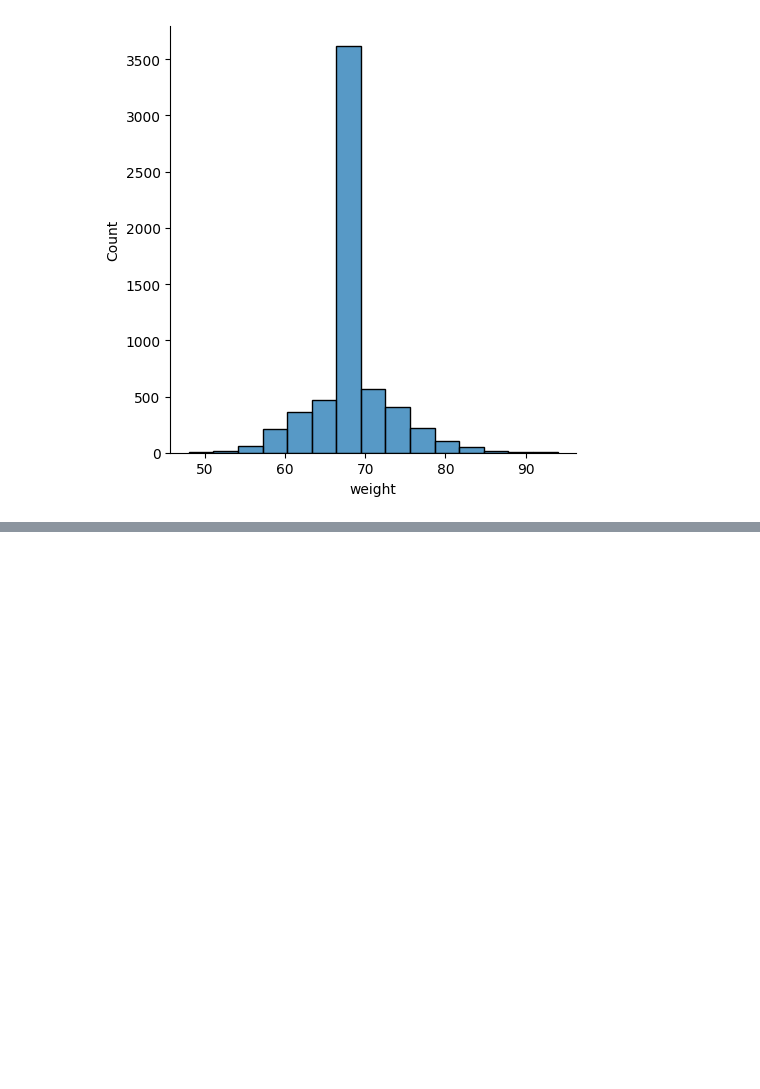
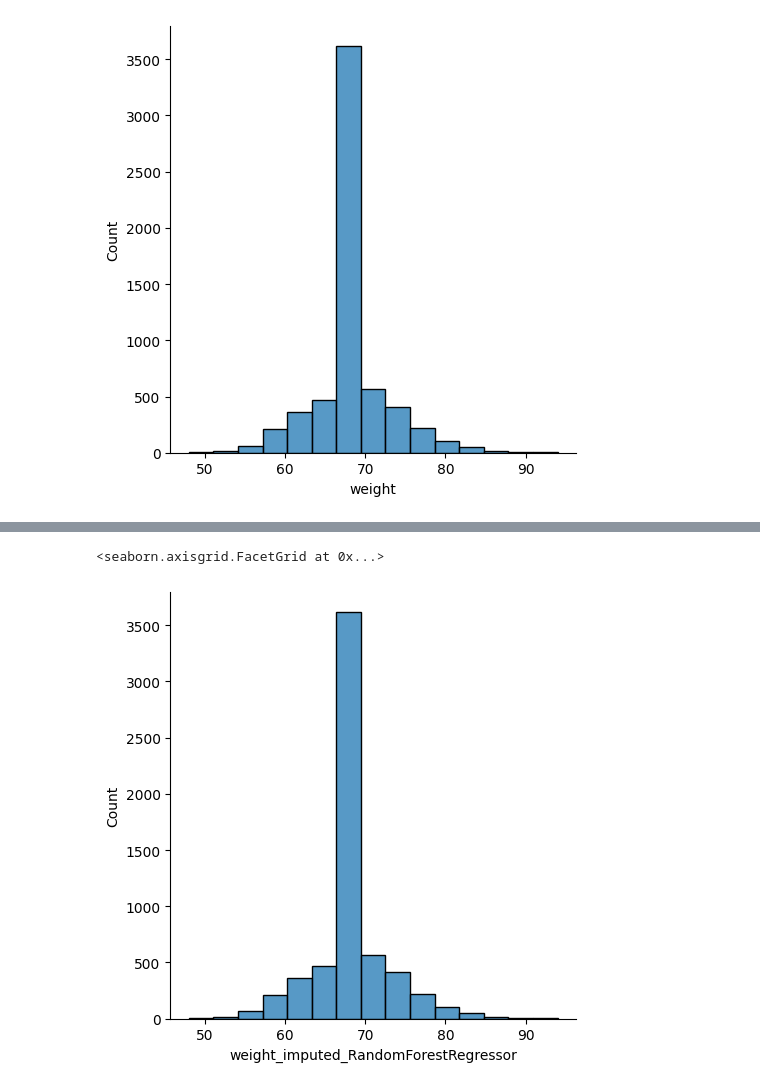
Before and after one commit to Dylan-Nico/Data-Mining-Cyclist-data, a Jupyter notebook: dylan.ipynb, the cells around one changed output, grey strips where cells are left out. Cells and saved outputs as stored; diff of their text form; code cells hidden in the pictures; blank space fills up the shorter version.

```diff
--- a/dylan.ipynb
+++ b/dylan.ipynb
@@ -441,0 +558,9 @@ In the statistics community, it is common practice to perform multiple imputatio
+# %%
+seaborn.displot(df_cyclists_impute,
+                x="weight_imputed_RandomForestRegressor",
+                kind="hist",
+                row_order="desc",
+                bins=15)
+# %% [output]
+<seaborn.axisgrid.FacetGrid at 0x...>
+[figure, added]
```
Also changed, not shown: parts of 9 cells of this notebook.
